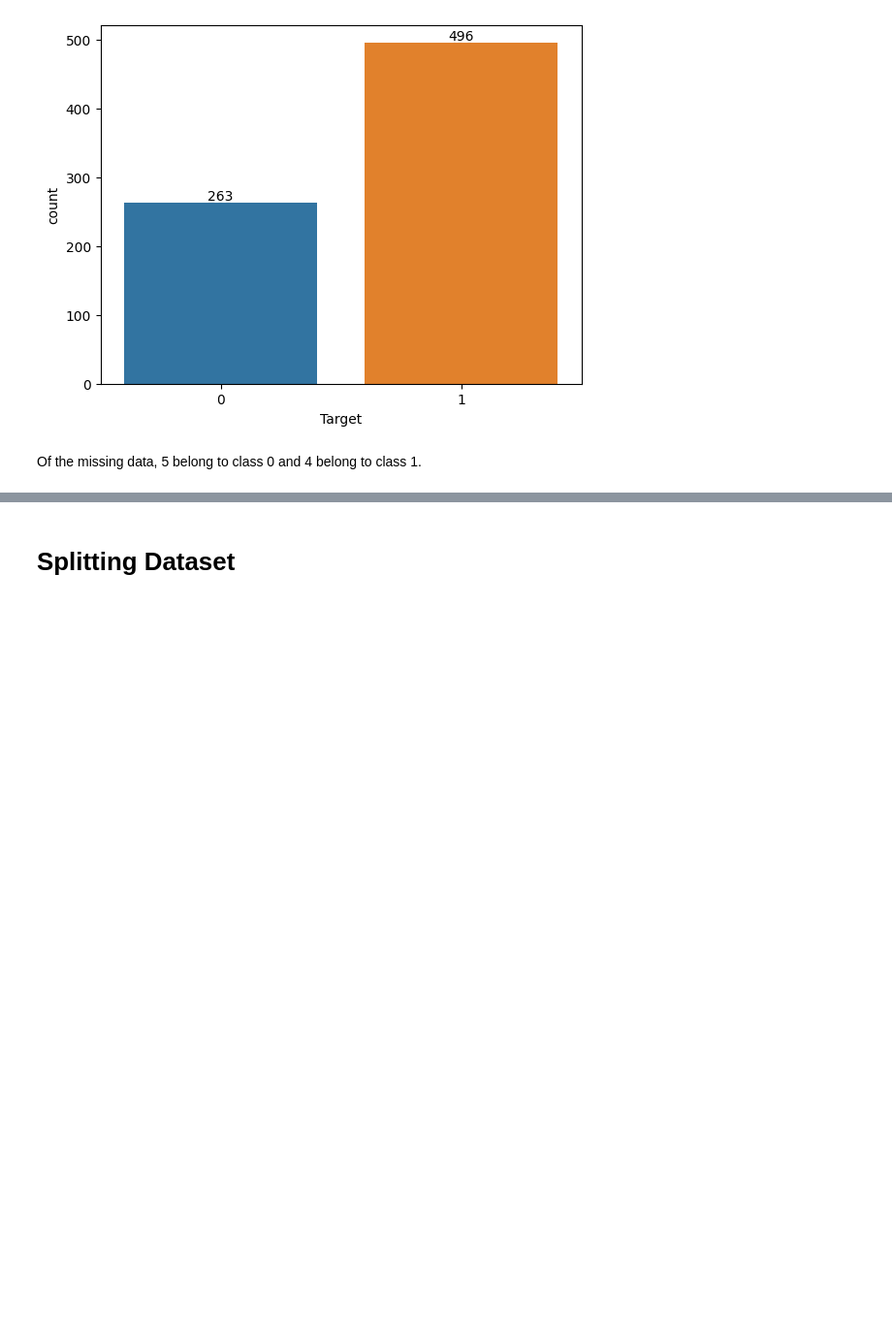
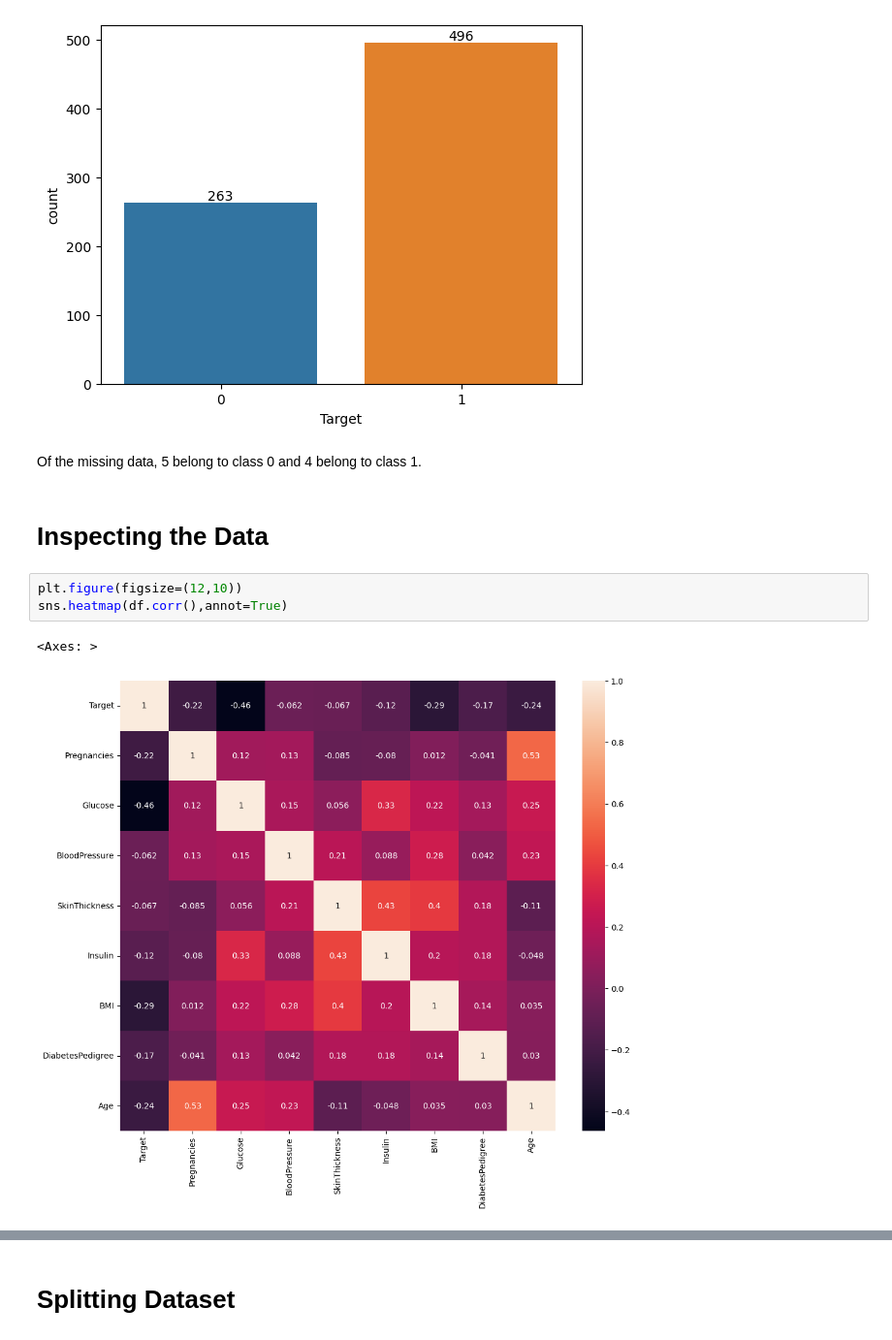
Before and after one commit to nicoataiza/CS7318, a Jupyter notebook: Assignment_1.ipynb, the cells around one changed output, grey strips where cells are left out. Shown at 97% size. Drawn from its saved outputs; the diff is of its cells as text; blank space fills up the shorter version.

```diff
--- a/Assignment_1.ipynb
+++ b/Assignment_1.ipynb
@@ -105,3 +105,11 @@ ax.bar_label(container=ax.containers[0], labels=abs_values)
 [figure]
 # %% [markdown]
 Of the missing data, 5 belong to class 0 and 4 belong to class 1.
+# %% [markdown]
+# Inspecting the Data
+# %%
+plt.figure(figsize=(12,10))
+sns.heatmap(df.corr(),annot=True)
+# %% [output]
+<Axes: >
+[figure, added]
```
Also changed, not shown: parts of 25 cells of this notebook.
